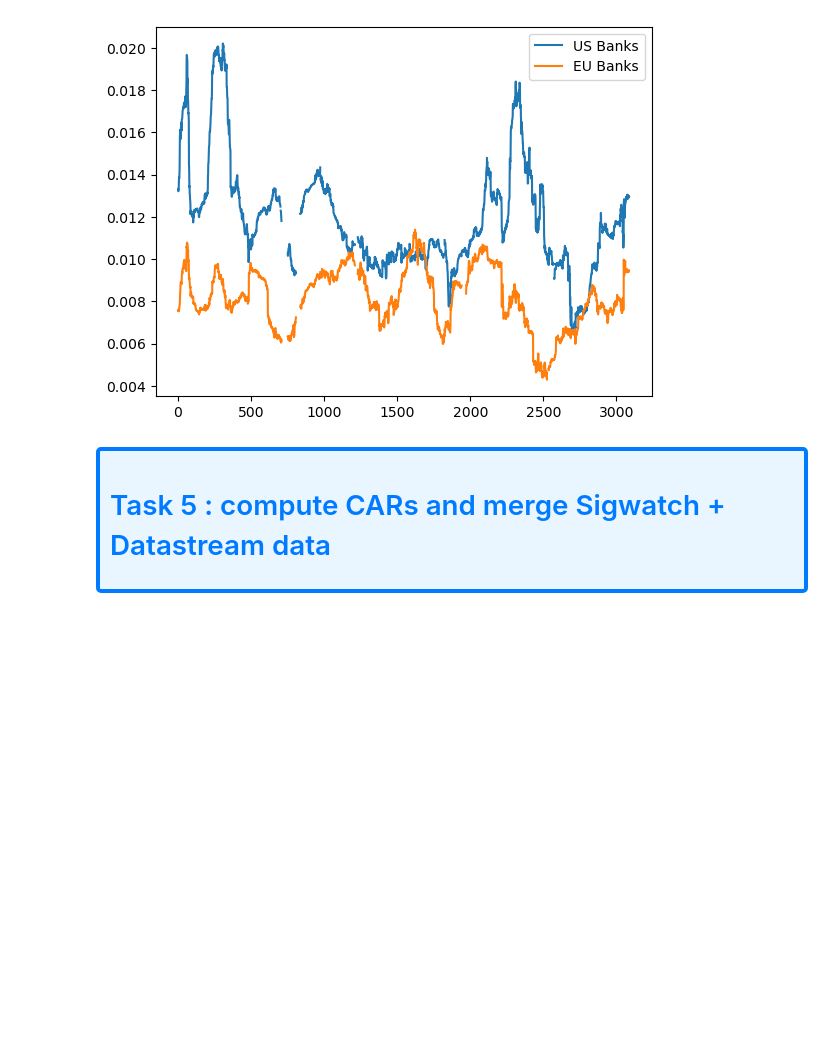
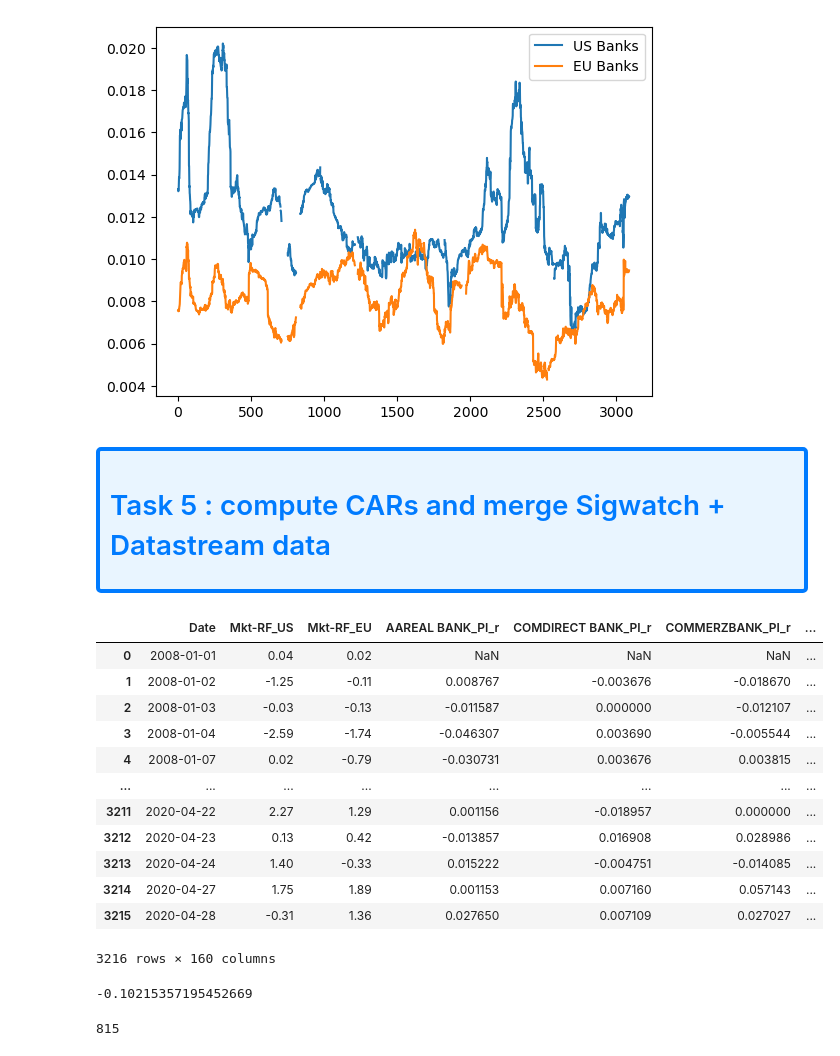
Before and after one commit to Fabio1909/FinanceHackathon, a Jupyter notebook: Fabio.ipynb, the cells around one changed output. Saved outputs shown, nothing was run; the diff lists cells and outputs as text; code cells hidden in the pictures; blank space fills up the shorter version.

Commit message:
Andato avanti con task5 e cambiato readme

```diff
--- a/Fabio.ipynb
+++ b/Fabio.ipynb
@@ -429,4 +420,19 @@ plt.legend()
 </div>
 # %%
 task5_data = task4_data
+first_day_posible_CAR = task5_data.iloc[300]["Date"]
 task5_data
+# %% [output]
+|  | Date | Mkt-RF_US | Mkt-RF_EU | AAREAL BANK_PI_r | COMDIRECT BANK_PI_r | COMMERZBANK_PI_r | ... |
+| 0 | 2008-01-01 | 0.04 | 0.02 | NaN | NaN | NaN | ... |
+| 1 | 2008-01-02 | -1.25 | -0.11 | 0.008767 | -0.003676 | -0.018670 | ... |
+| 2 | 2008-01-03 | -0.03 | -0.13 | -0.011587 | 0.000000 | -0.012107 | ... |
+| 3 | 2008-01-04 | -2.59 | -1.74 | -0.046307 | 0.003690 | -0.005544 | ... |
+| 4 | 2008-01-07 | 0.02 | -0.79 | -0.030731 | 0.003676 | 0.003815 | ... |
+| ... | ... | ... | ... | ... | ... | ... | ... |
+| 3211 | 2020-04-22 | 2.27 | 1.29 | 0.001156 | -0.018957 | 0.000000 | ... |
+| 3212 | 2020-04-23 | 0.13 | 0.42 | -0.013857 | 0.016908 | 0.028986 | ... |
+| 3213 | 2020-04-24 | 1.40 | -0.33 | 0.015222 | -0.004751 | -0.014085 | ... |
+| 3214 | 2020-04-27 | 1.75 | 1.89 | 0.001153 | 0.007160 | 0.057143 | ... |
+| 3215 | 2020-04-28 | -0.31 | 1.36 | 0.027650 | 0.007109 | 0.027027 | ... |
+3216 rows × 160 columns
@@ -450,0 +461,4 @@ def calculate_AR(task5_data, bank, us_banks)
+# %%
+calculate_CAR(task5_data, "AAREAL BANK_PI_r", us_banks, pd.Timestamp("2020-04-22"))
+# %% [output]
+-0.10215357195452669
@@ -450,0 +469,14 @@ def calculate_AR(task5_data, bank, us_banks)
+# %%
+import re
+
+l1 = sorted(df["company"].unique())
+print(len(l1))
+l1 = [item.lower() for item in l1]
+l1 = [re.sub(r'[^a-zA-Z0-9\s]', '', item) for item in l1]
+
+l2 = list(task5_data.columns)[3:]
+l2 = [item.replace('_PI_r', '') for item in l2]
+l2 = [item.lower() for item in l2]
+l2 = [re.sub(r'[^a-zA-Z0-9\s]', '', item) for item in l2]
+# %% [output]
+815
```
Also changed, not shown: parts of 13 cells of this notebook, 1 other file.
